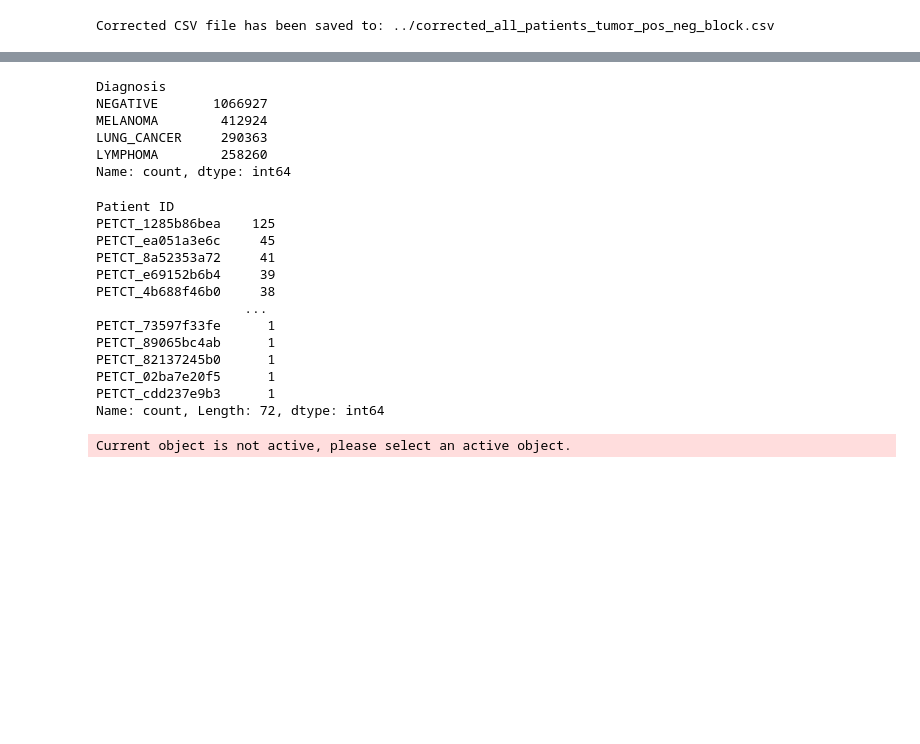
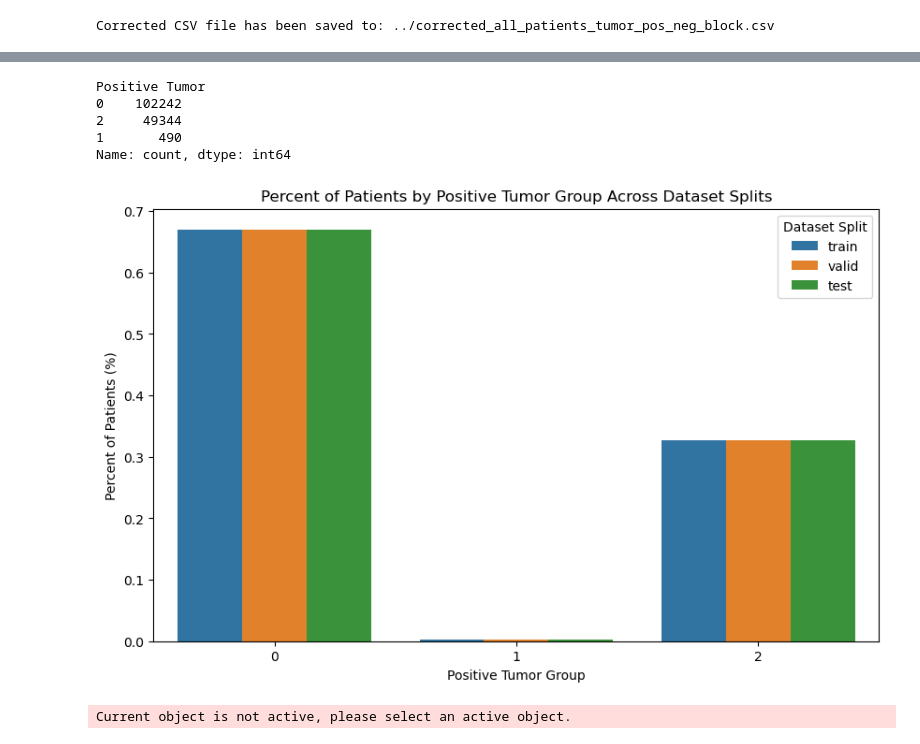
Before and after one commit to WenyuanChen1326/IBM_Tumor_Project, a Jupyter notebook: Data_Preprocess/process_tumor_block_csv.ipynb, the cells around one changed output, grey strips where cells are left out. Drawn from its saved outputs; the diff is of its cells as text; code cells hidden in the pictures; blank space fills up the shorter version.

```diff
--- a/Data_Preprocess/process_tumor_block_csv.ipynb
+++ b/Data_Preprocess/process_tumor_block_csv.ipynb
@@ -154,0 +143,2 @@ Name: count, Length: 72, dtype: int64
+# %%
+remove_all_0s = raw_df[~(raw_df['Block Size'] == '0')]
@@ -155,26 +161,45 @@ Name: count, Length: 72, dtype: int64
 # %%
-negative_block_df = raw_df[raw_df['Positive Tumor'] == 0]
-negative_block_df['Diagnosis'].value_counts()
+raw_df['Positive Tumor'].value_counts()
 # %% [output]
-Diagnosis
-NEGATIVE       1066927
-MELANOMA        412924
-LUNG_CANCER     290363
-LYMPHOMA        258260
+Positive Tumor
+0    102242
+2     49344
+1       490
 Name: count, dtype: int64
-# %%
-positive_block_df['Patient ID'].value_counts()
-# %% [output]
-Patient ID
-PETCT_1285b86bea    125
-PETCT_ea051a3e6c     45
-PETCT_8a52353a72     41
-PETCT_e69152b6b4     39
-PETCT_4b688f46b0     38
-                   ...
-PETCT_73597f33fe      1
-PETCT_89065bc4ab      1
-PETCT_82137245b0      1
-PETCT_02ba7e20f5      1
-PETCT_cdd237e9b3      1
-Name: count, Length: 72, dtype: int64
+# %%
+import pandas as pd
+from sklearn.model_selection import train_test_split
+
+# Load the dataset
+df = remove_all_0s
+
+# First split: Separate out the test set
+train_val_df, test_df = train_test_split(df, test_size=0.2, stratify=df['Positive Tumor'], random_state=42)
+
+# Second split: Split the remaining data into training and validation sets
+train_df, val_df = train_test_split(train_val_df, test_size=0.25, stratify=train_val_df['Positive Tumor'], random_state=42)
+# Note: 0.25 in the second split results in 20% of the original data because 0.25 * 0.8 = 0.2
+
+# You now have train_df, val_df, and test_df
+# %%
+# Check the distribution across the splits
+distribution = {
+    'train': train_df['Positive Tumor'].value_counts(normalize=True),
+    'valid': val_df['Positive Tumor'].value_counts(normalize=True),
+    'test': test_df['Positive Tumor'].value_counts(normalize=True)
+}
+
+# Convert the distribution into a DataFrame for plotting
+distribution_df = pd.DataFrame(distribution).reset_index()
+distribution_df.columns = ['Group', 'train', 'valid', 'test']
+distribution_df = distribution_df.melt(id_vars='Group', var_name='Dataset Split', value_name='Percent of Patients')
+
+# Plotting the histogram
+plt.figure(figsize=(10, 6))
+plt.title('Percent of Patients by Positive Tumor Group Across Dataset Splits')
+sns.barplot(data=distribution_df, x='Group', y='Percent of Patients', hue='Dataset Split')
+plt.xlabel('Positive Tumor Group')
+plt.ylabel('Percent of Patients (%)')
+plt.show()
+# %% [output]
+[figure, added]
```
Also changed, not shown: parts of 12 cells of this notebook, 8 other files.
